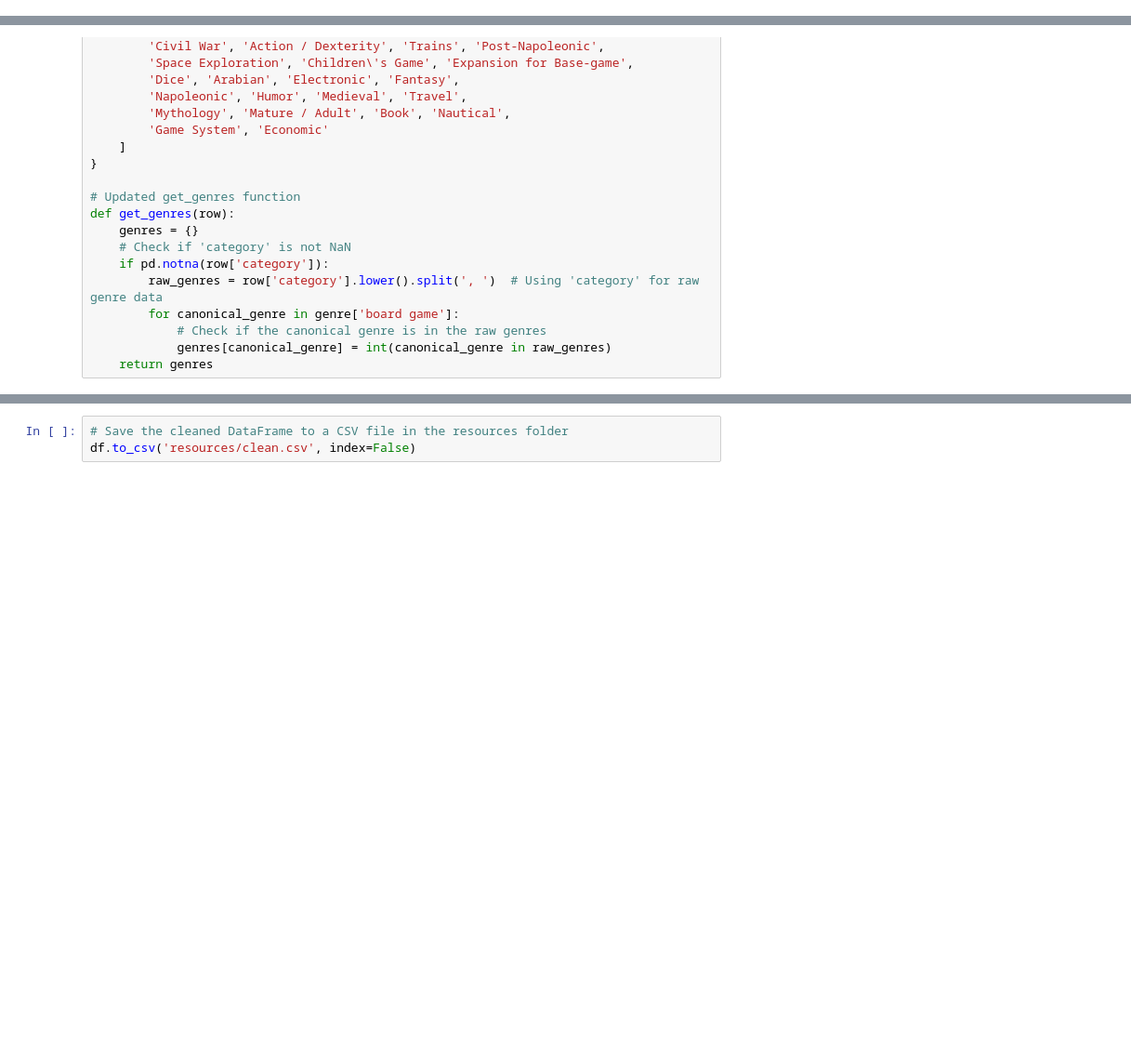
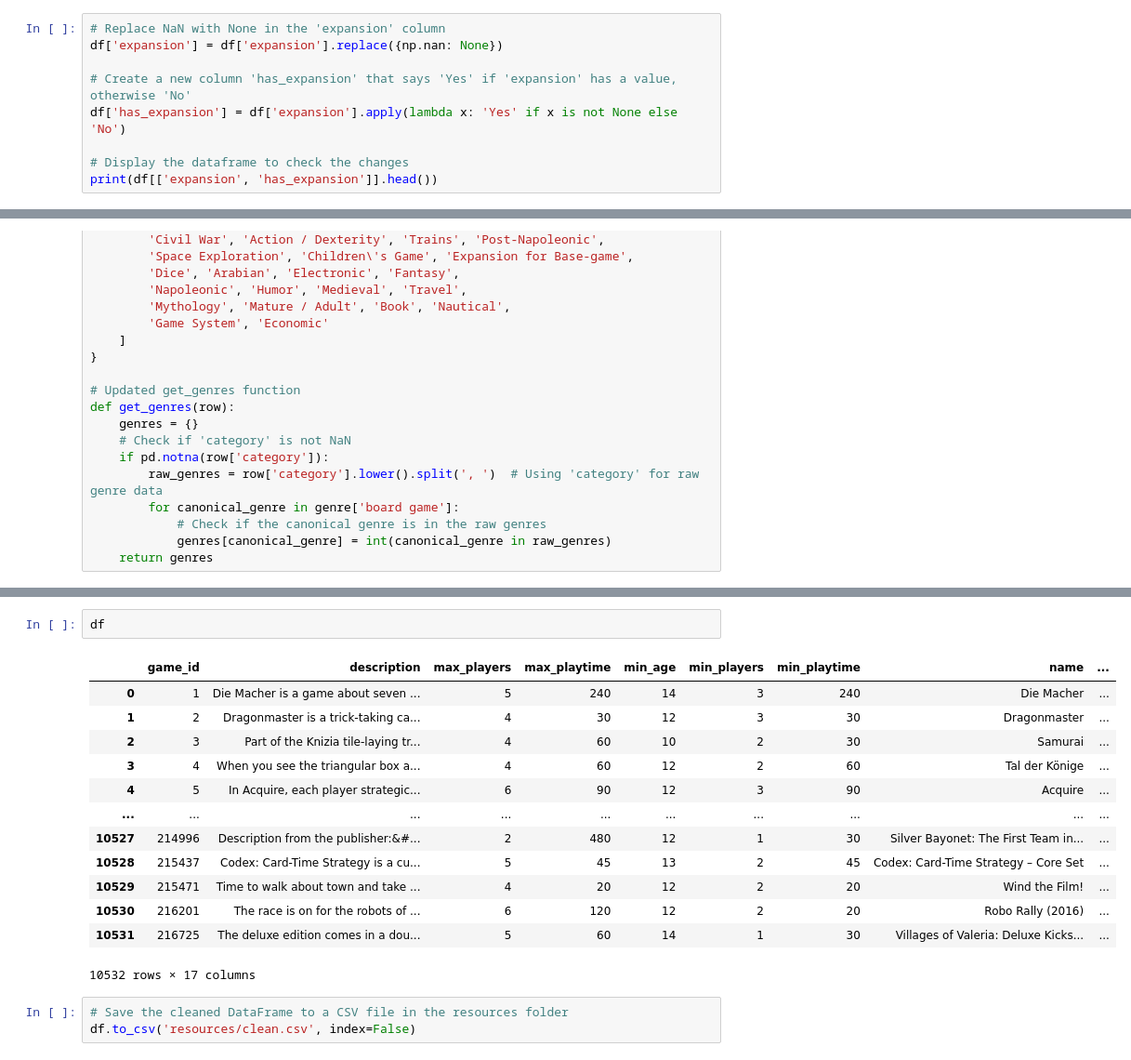
Before and after one commit to GeorgehStalker/project_4group_6, a Jupyter notebook: cleaning.ipynb, the cells around one changed output, grey strips where cells are left out. Shown: that part at 93% size. Cells and saved outputs as stored; diff of their text form; blank space fills up the shorter version.

```diff
--- a/cleaning.ipynb
+++ b/cleaning.ipynb
@@ -120,0 +174,9 @@ dtype: int64
+# %%
+# Replace NaN with None in the 'expansion' column
+df['expansion'] = df['expansion'].replace({np.nan: None})
+
+# Create a new column 'has_expansion' that says 'Yes' if 'expansion' has a value, otherwise 'No'
+df['has_expansion'] = df['expansion'].apply(lambda x: 'Yes' if x is not None else 'No')
+
+# Display the dataframe to check the changes
+print(df[['expansion', 'has_expansion']].head())
@@ -186,3 +307,19 @@ def get_genres(row):
+# %%
+df
+# %% [output]
+|  | game_id | description | max_players | max_playtime | min_age | min_players | min_playtime | name | ... |
+| 0 | 1 | Die Macher is a game about seven ... | 5 | 240 | 14 | 3 | 240 | Die Macher | ... |
+| 1 | 2 | Dragonmaster is a trick-taking ca... | 4 | 30 | 12 | 3 | 30 | Dragonmaster | ... |
+| 2 | 3 | Part of the Knizia tile-laying tr... | 4 | 60 | 10 | 2 | 30 | Samurai | ... |
+| 3 | 4 | When you see the triangular box a... | 4 | 60 | 12 | 2 | 60 | Tal der Könige | ... |
+| 4 | 5 | In Acquire, each player strategic... | 6 | 90 | 12 | 3 | 90 | Acquire | ... |
+| ... | ... | ... | ... | ... | ... | ... | ... | ... | ... |
+| 10527 | 214996 | Description from the publisher:&#... | 2 | 480 | 12 | 1 | 30 | Silver Bayonet: The First Team in... | ... |
+| 10528 | 215437 | Codex: Card-Time Strategy is a cu... | 5 | 45 | 13 | 2 | 45 | Codex: Card-Time Strategy – Core Set | ... |
+| 10529 | 215471 | Time to walk about town and take ... | 4 | 20 | 12 | 2 | 20 | Wind the Film! | ... |
+| 10530 | 216201 | The race is on for the robots of ... | 6 | 120 | 12 | 2 | 20 | Robo Rally (2016) | ... |
+| 10531 | 216725 | The deluxe edition comes in a dou... | 5 | 60 | 14 | 1 | 30 | Villages of Valeria: Deluxe Kicks... | ... |
+10532 rows × 17 columns
 # %%
 # Save the cleaned DataFrame to a CSV file in the resources folder
 df.to_csv('resources/clean.csv', index=False)
```
Also changed, not shown: parts of 11 cells of this notebook.
